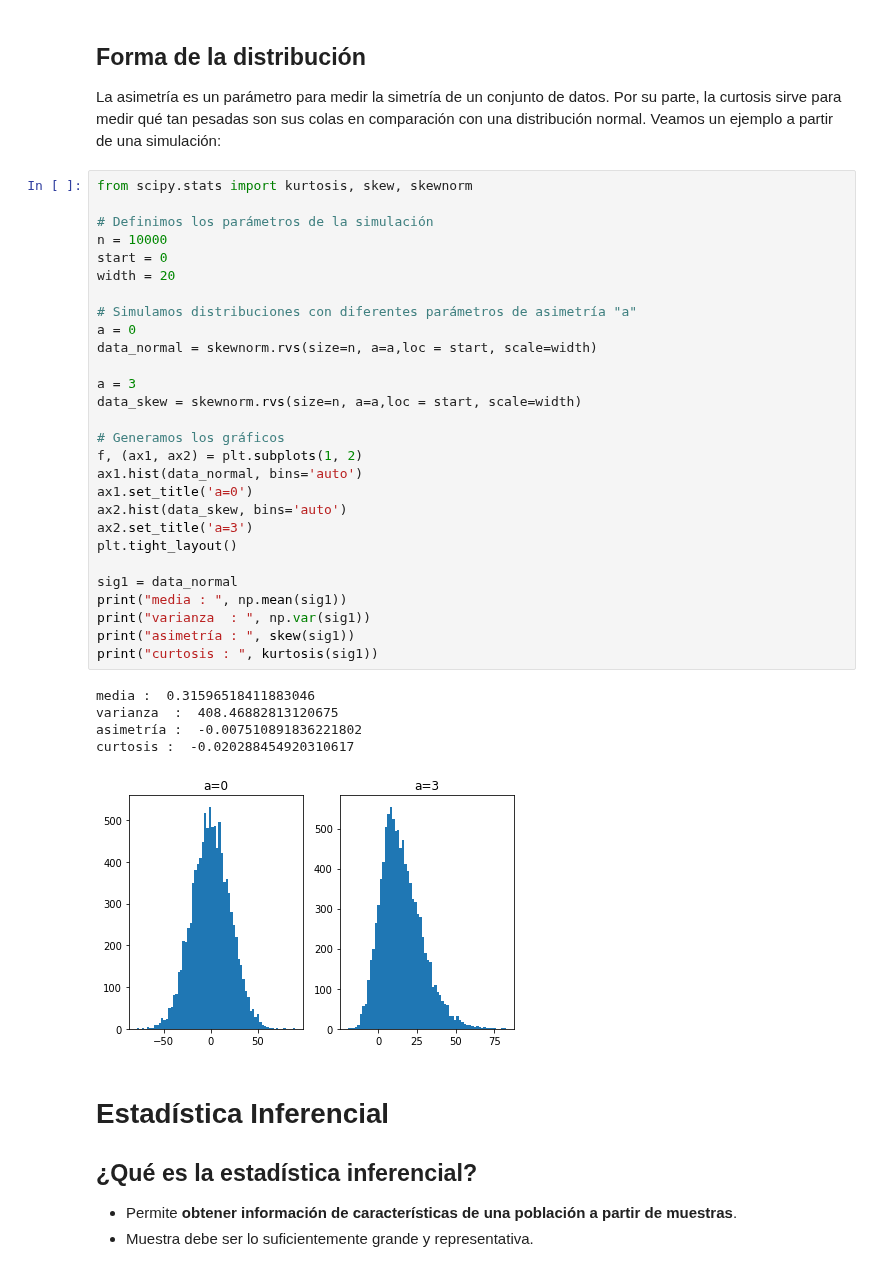
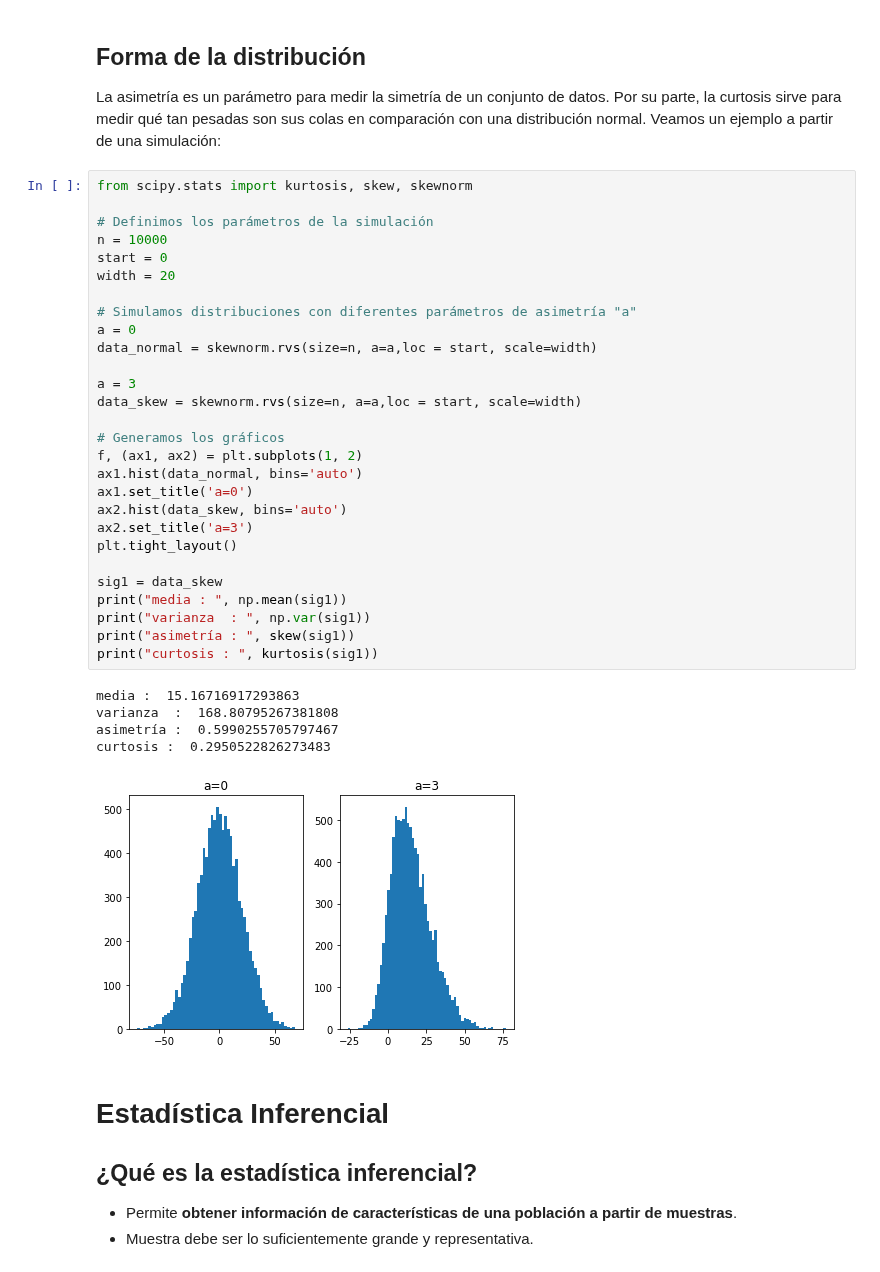
Before and after one commit to renatoparedes/EstadisticaYPsicologiaMatematica, a Jupyter notebook: RepasodeEstadistica/EstadisticaDescriptivaInferencial.ipynb, the cells around one changed output. Cells and saved outputs as stored; diff of their text form.

```diff
--- a/RepasodeEstadistica/EstadisticaDescriptivaInferencial.ipynb
+++ b/RepasodeEstadistica/EstadisticaDescriptivaInferencial.ipynb
@@ -315,37 +320,37 @@ La asimetría es un parámetro para medir la simetría de un conjunto de datos.
 # %%
 from scipy.stats import kurtosis, skew, skewnorm
 
 # Definimos los parámetros de la simulación
 n = 10000
 start = 0
 width = 20
 
 # Simulamos distribuciones con diferentes parámetros de asimetría "a"
 a = 0
 data_normal = skewnorm.rvs(size=n, a=a,loc = start, scale=width)
 
 a = 3
 data_skew = skewnorm.rvs(size=n, a=a,loc = start, scale=width)
 
 # Generamos los gráficos
 f, (ax1, ax2) = plt.subplots(1, 2)
 ax1.hist(data_normal, bins='auto')
 ax1.set_title('a=0')
 ax2.hist(data_skew, bins='auto')
 ax2.set_title('a=3')
 plt.tight_layout()
 
-sig1 = data_normal
+sig1 = data_skew
 print("media : ", np.mean(sig1))
 print("varianza  : ", np.var(sig1))
 print("asimetría : ", skew(sig1))
 print("curtosis : ", kurtosis(sig1))
 # %% [output]
-media :  0.31596518411883046
-varianza  :  408.46882813120675
-asimetría :  -0.007510891836221802
-curtosis :  -0.020288454920310617
+media :  15.16716917293863
+varianza  :  168.80795267381808
+asimetría :  0.5990255705797467
+curtosis :  0.2950522826273483
-[figure, old version]
+[figure, new version]
 # %% [markdown]
 # Estadística Inferencial
 
```
Also changed, not shown: parts of 3 cells of this notebook, 4 other files.
